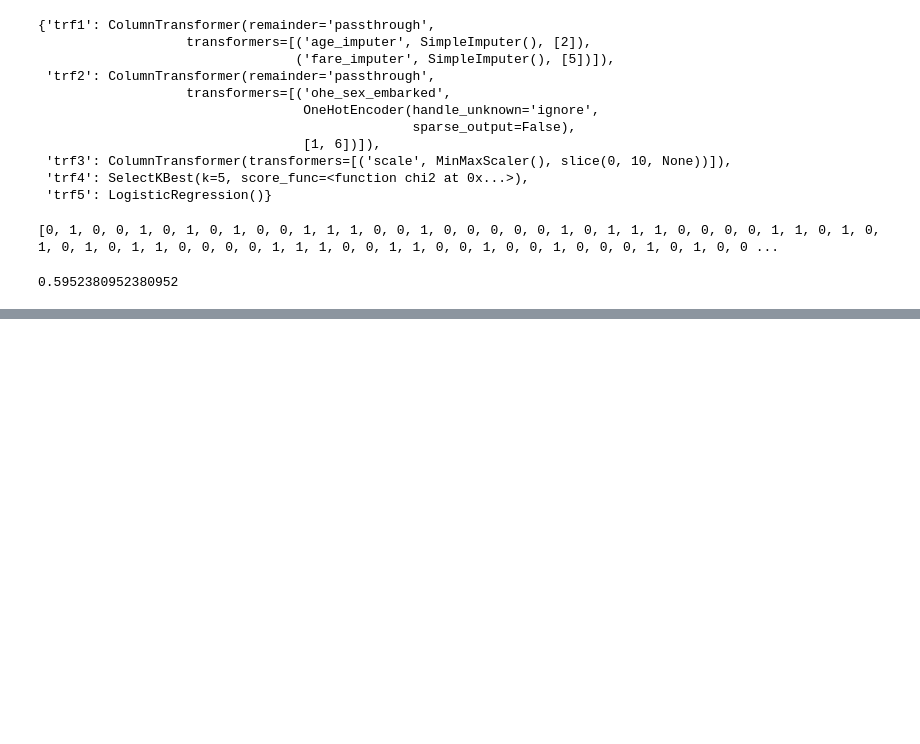
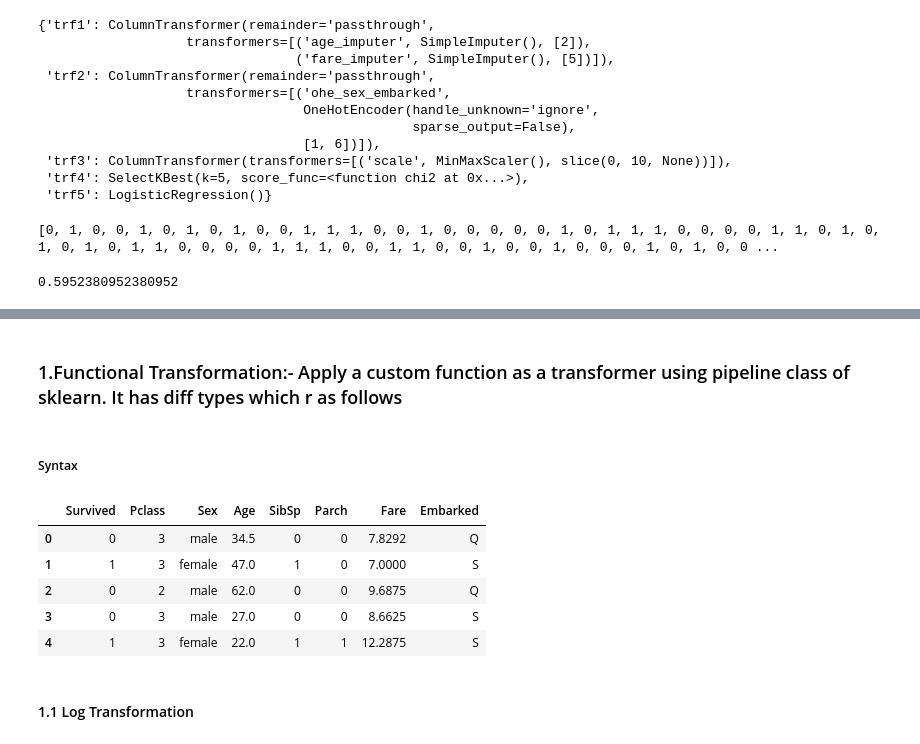
Before and after one commit to Shekhar7017/EDA, a Jupyter notebook: FeatureEngineering.ipynb, the cells around one changed output, grey strips where cells are left out. Saved outputs shown, nothing was run; the diff lists cells and outputs as text; code cells hidden in the pictures; blank space fills up the shorter version.

```diff
--- a/FeatureEngineering.ipynb
+++ b/FeatureEngineering.ipynb
@@ -737,0 +749,4 @@ accuracy_score(y_test,y_pred)
+# %% [markdown]
+### 1.Functional Transformation:- Apply a custom function as a transformer using pipeline class of sklearn. It has diff types which r as follows
+# %% [markdown]
+##### Syntax
@@ -737,0 +757,11 @@ accuracy_score(y_test,y_pred)
+# %%
+df.head()
+# %% [output]
+|  | Survived | Pclass | Sex | Age | SibSp | Parch | Fare | Embarked |
+| 0 | 0 | 3 | male | 34.5 | 0 | 0 | 7.8292 | Q |
+| 1 | 1 | 3 | female | 47.0 | 1 | 0 | 7.0000 | S |
+| 2 | 0 | 2 | male | 62.0 | 0 | 0 | 9.6875 | Q |
+| 3 | 0 | 3 | male | 27.0 | 0 | 0 | 8.6625 | S |
+| 4 | 1 | 3 | female | 22.0 | 1 | 1 | 12.2875 | S |
+# %% [markdown]
+#### 1.1 Log Transformation
```
Also changed, not shown: parts of 8 cells of this notebook.
